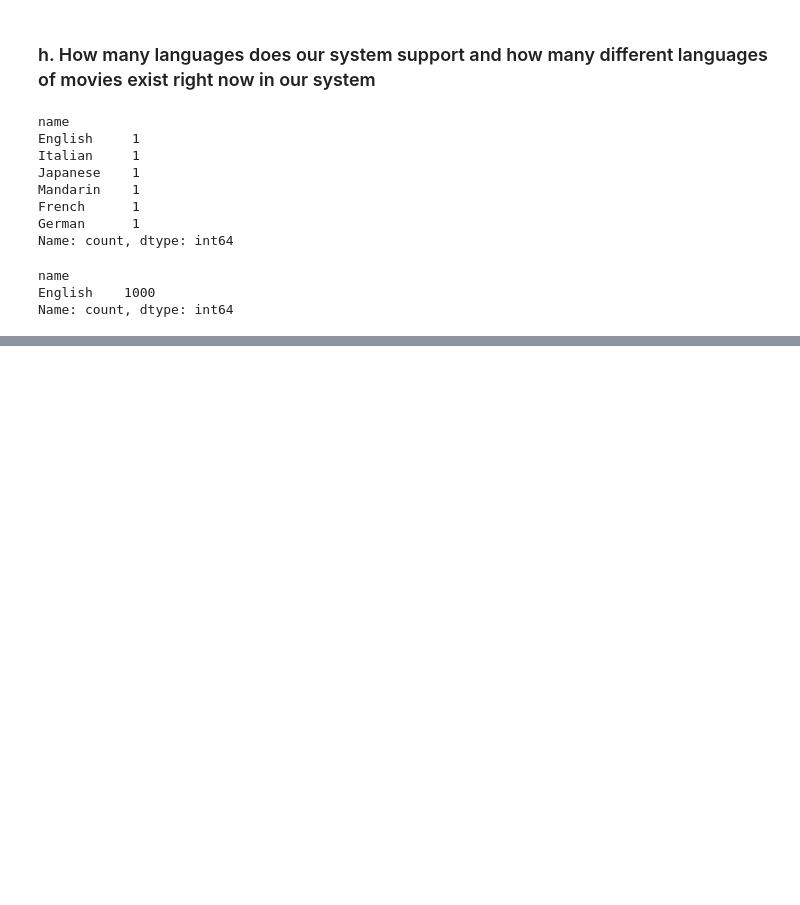
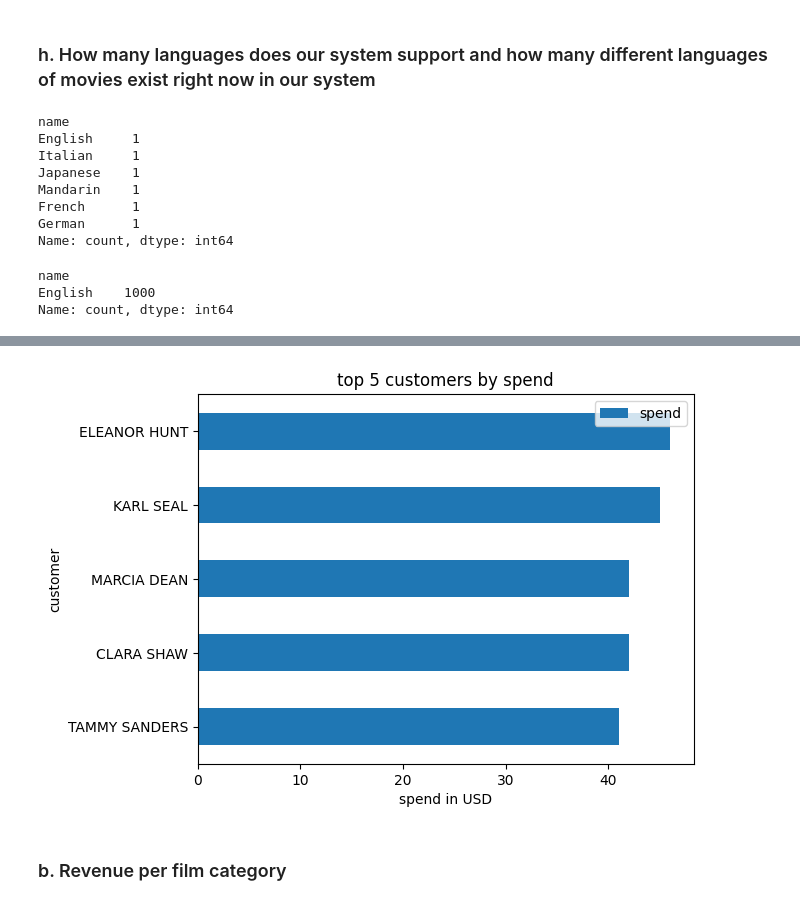
Before and after one commit to aurabyte-dev/Lab1_SQL, a Jupyter notebook: Task_1.ipynb, the cells around one changed output, grey strips where cells are left out. Cells and saved outputs as stored; diff of their text form; code cells hidden in the pictures; blank space fills up the shorter version.

```diff
--- a/Task_1.ipynb
+++ b/Task_1.ipynb
@@ -205,0 +209,16 @@ Name: count, dtype: int64
+# %%
+
+with duckdb.connect("data/sakila.duckdb") as conn:
+    top_customers = conn.sql("""
+        SELECT
+            c.first_name || ' ' || c.last_name AS customer,
+            COUNT(p.amount) AS spend
+        FROM
+            staging.customer c
+        JOIN staging.payment p ON p.customer_id = c.customer_id
+        GROUP BY customer
+        ORDER BY spend DESC
+        LIMIT 5
+    """).df()
+
+top_customers
@@ -205,0 +232,13 @@ Name: count, dtype: int64
+# %%
+ax = top_customers.head(5).plot(
+    kind="barh",
+    x="customer",
+    y="spend",
+    title="top 5 customers by spend",
+    xlabel="spend in USD",
+)
+ax.invert_yaxis()
+# %% [output]
+[figure, added]
+# %% [markdown]
+### b. Revenue per film category
```
Also changed, not shown: parts of 8 cells of this notebook, 1 other file.
